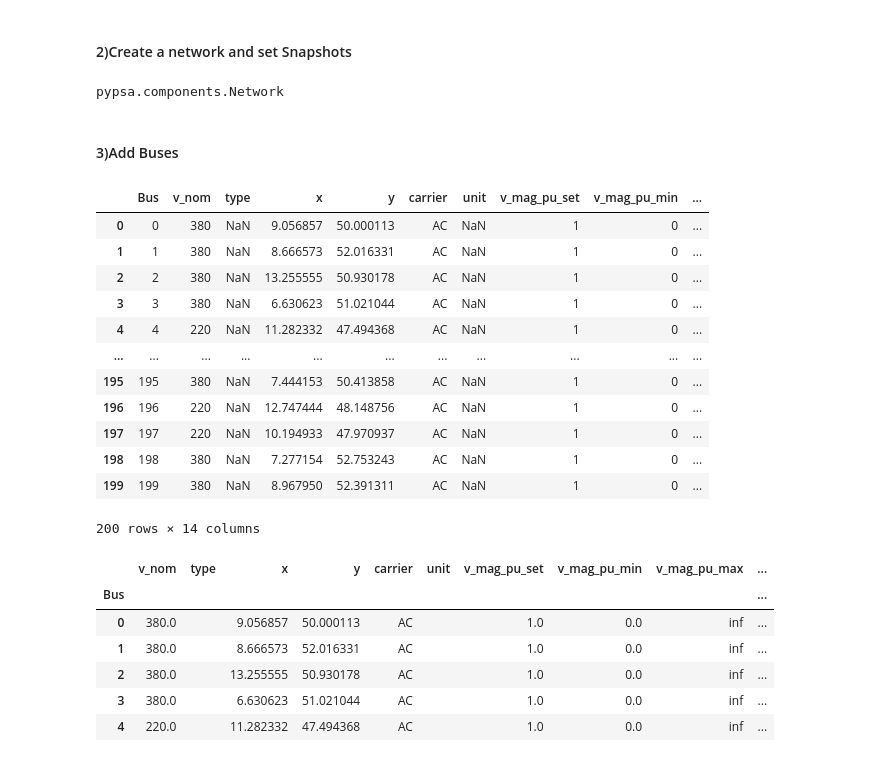
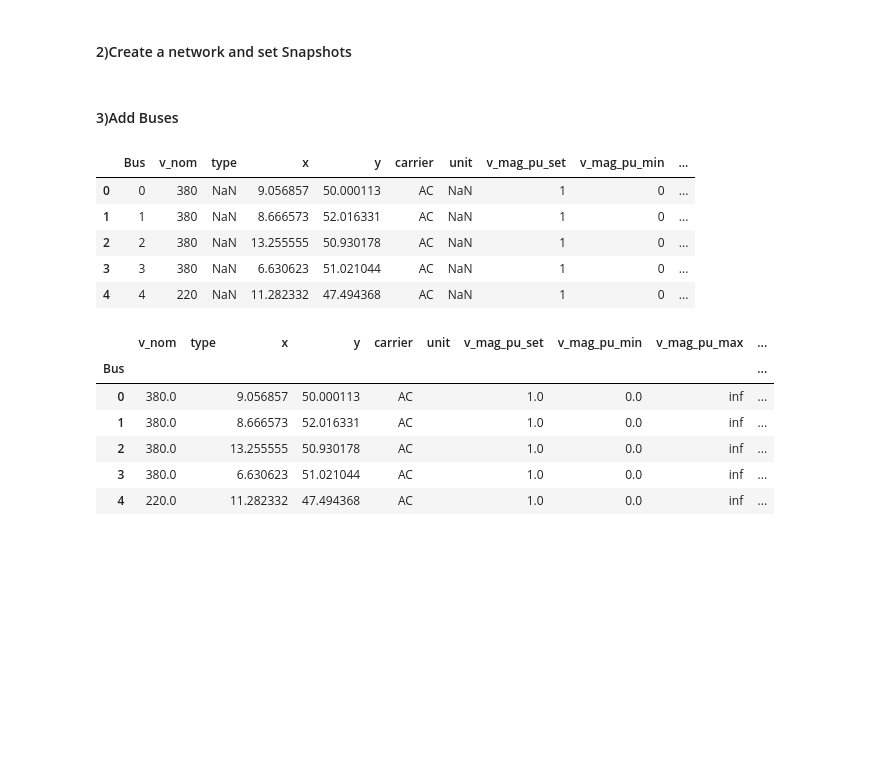
Before and after one commit to SuhasAutade/BTU_lectures_2024, a Jupyter notebook: clustered_data/Exercise_Germay.ipynb, the cells around one changed output. Saved outputs shown, nothing was run; the diff lists cells and outputs as text; code cells hidden in the pictures; blank space fills up the shorter version.

```diff
--- a/clustered_data/Exercise_Germay.ipynb
+++ b/clustered_data/Exercise_Germay.ipynb
@@ -29,31 +29,20 @@ network = pypsa.Network()
 #snapshots1=pd.date_range(start="2023-01-01 00:00", end="2023-01-31 23:00", freq="h")
 #network.set_snapshots(pd.date_range("2024-01-01", periods=8760, freq="H"))  # Solve for a year 1 month
 network.set_snapshots(availability.index)
-# %%
-type(network)
-# %% [output]
-pypsa.components.Network
 # %% [markdown]
 #### 3)Add Buses
 # %%
 # Read excel file which contains Non renewable generators data
 bus=pd.read_csv('buses.csv',header=0)
 # %%
-bus
+bus.head()
 # %% [output]
 |  | Bus | v_nom | type | x | y | carrier | unit | v_mag_pu_set | v_mag_pu_min | ... |
 | 0 | 0 | 380 | NaN | 9.056857 | 50.000113 | AC | NaN | 1 | 0 | ... |
 | 1 | 1 | 380 | NaN | 8.666573 | 52.016331 | AC | NaN | 1 | 0 | ... |
 | 2 | 2 | 380 | NaN | 13.255555 | 50.930178 | AC | NaN | 1 | 0 | ... |
 | 3 | 3 | 380 | NaN | 6.630623 | 51.021044 | AC | NaN | 1 | 0 | ... |
 | 4 | 4 | 220 | NaN | 11.282332 | 47.494368 | AC | NaN | 1 | 0 | ... |
-| ... | ... | ... | ... | ... | ... | ... | ... | ... | ... | ... |
-| 195 | 195 | 380 | NaN | 7.444153 | 50.413858 | AC | NaN | 1 | 0 | ... |
-| 196 | 196 | 220 | NaN | 12.747444 | 48.148756 | AC | NaN | 1 | 0 | ... |
-| 197 | 197 | 220 | NaN | 10.194933 | 47.970937 | AC | NaN | 1 | 0 | ... |
-| 198 | 198 | 380 | NaN | 7.277154 | 52.753243 | AC | NaN | 1 | 0 | ... |
-| 199 | 199 | 380 | NaN | 8.967950 | 52.391311 | AC | NaN | 1 | 0 | ... |
-200 rows × 14 columns
 # %%
 for index, row in bus.iterrows():
     network.add(
```
Also changed, not shown: 9 other files.
